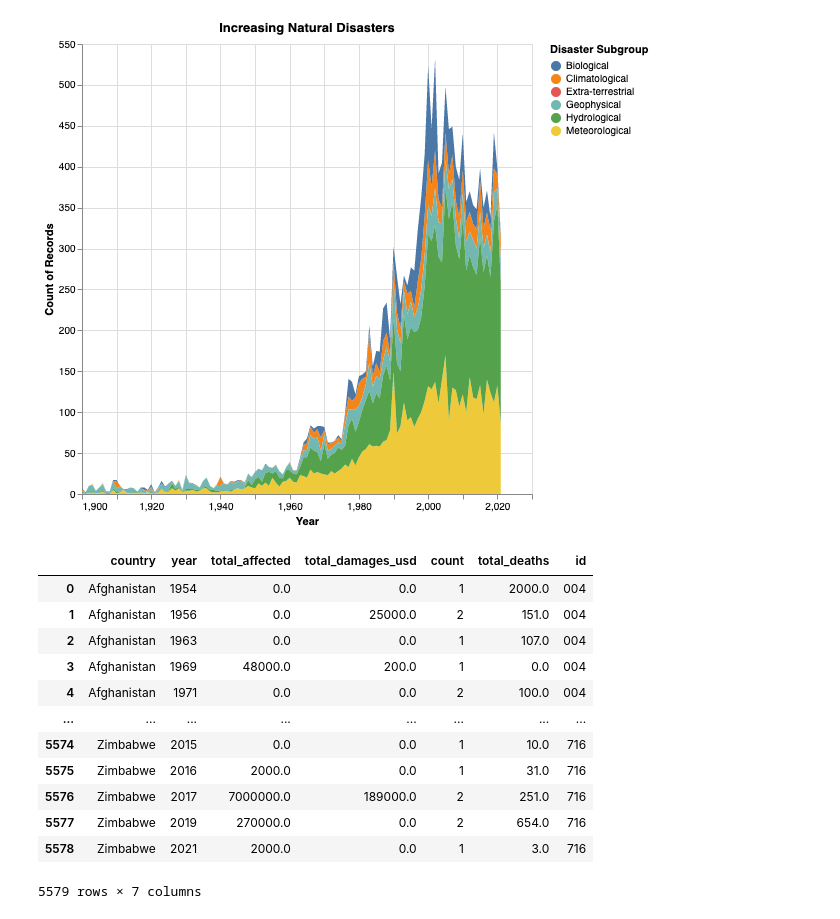
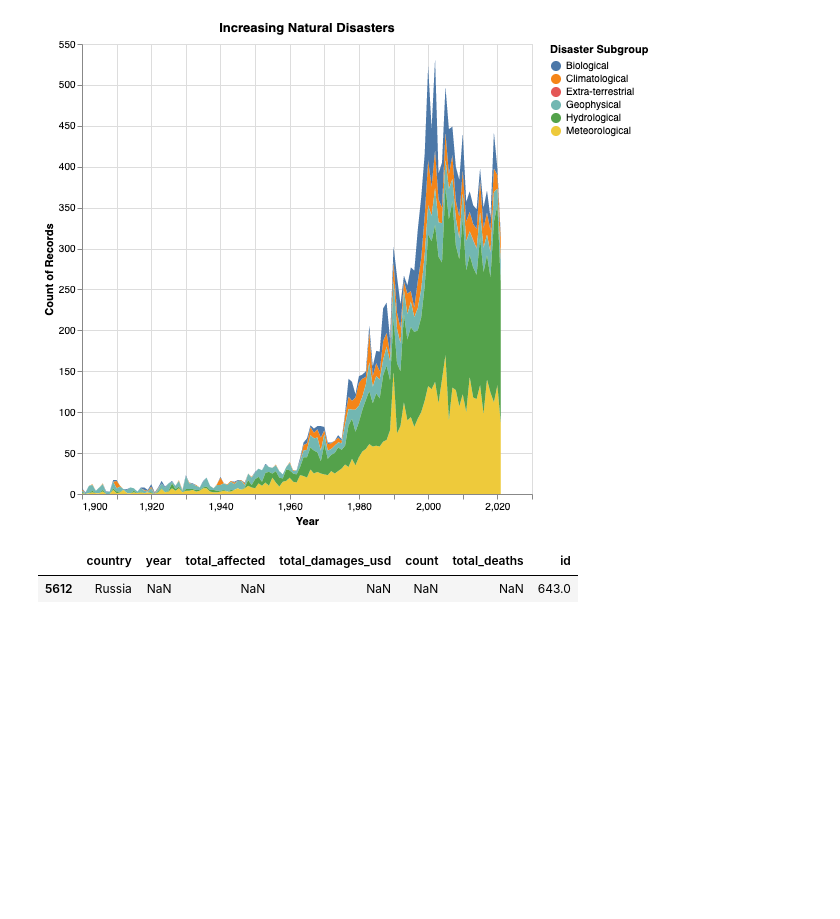
Before and after one commit to mel-liow/climate-analysis, a Jupyter notebook: climate_analysis.ipynb, the cells around one changed output. Cells and saved outputs as stored; diff of their text form; code cells hidden in the pictures; blank space fills up the shorter version.

```diff
--- a/climate_analysis.ipynb
+++ b/climate_analysis.ipynb
@@ -285,38 +287,27 @@ pivot.rename(columns={'Country':'country',
 # %%
 country_info = pd.read_csv(
     'https://raw.githubusercontent.com/lukes/ISO-3166-Countries-with-Regional-Codes/master/all/all.csv',
-    converters={'country-code': lambda x: str(x)}
+#     converters={'country-code': lambda x: str(x)}
 )
 
 country_info['country'] = country_info['name']
 country_info['id'] = country_info['country-code']
 
 country_info = country_info.replace({'Bolivia (Plurinational State of)': 'Bolivia',
                           'Iran (Islamic Republic of)': 'Iran',
                            'North Macedonia': 'Macedonia',
                            'Taiwan, Province of China': 'Taiwan',
                            "Korea (Democratic People's Republic of)": 'Korea',
                            'Moldova, Republic of': 'Moldova',
                            'Russian Federation': 'Russia',
                            'Czechia': 'Czech Republic',
                           })
 
 
-natural_disasters_merged = pd.merge(pivot, country_info[['country', 'id']], on='country', how='left')
-natural_disasters_merged
+natural_disasters_merged = pd.merge(pivot, country_info[['country', 'id']], on='country', how='outer')
+natural_disasters_merged[natural_disasters_merged['country'] == 'Russia']
 # %% [output]
 |  | country | year | total_affected | total_damages_usd | count | total_deaths | id |
-| 0 | Afghanistan | 1954 | 0.0 | 0.0 | 1 | 2000.0 | 004 |
-| 1 | Afghanistan | 1956 | 0.0 | 25000.0 | 2 | 151.0 | 004 |
-| 2 | Afghanistan | 1963 | 0.0 | 0.0 | 1 | 107.0 | 004 |
-| 3 | Afghanistan | 1969 | 48000.0 | 200.0 | 1 | 0.0 | 004 |
-| 4 | Afghanistan | 1971 | 0.0 | 0.0 | 2 | 100.0 | 004 |
-| ... | ... | ... | ... | ... | ... | ... | ... |
-| 5574 | Zimbabwe | 2015 | 0.0 | 0.0 | 1 | 10.0 | 716 |
-| 5575 | Zimbabwe | 2016 | 2000.0 | 0.0 | 1 | 31.0 | 716 |
-| 5576 | Zimbabwe | 2017 | 7000000.0 | 189000.0 | 2 | 251.0 | 716 |
-| 5577 | Zimbabwe | 2019 | 270000.0 | 0.0 | 2 | 654.0 | 716 |
-| 5578 | Zimbabwe | 2021 | 2000.0 | 0.0 | 1 | 3.0 | 716 |
+| 5612 | Russia | NaN | NaN | NaN | NaN | NaN | 643.0 |
-5579 rows × 7 columns
 # %%
 # natural_disasters = natural_disasters_merged[natural_disasters_merged['year'] == 2000]
```
Also changed, not shown: parts of 7 cells of this notebook.
